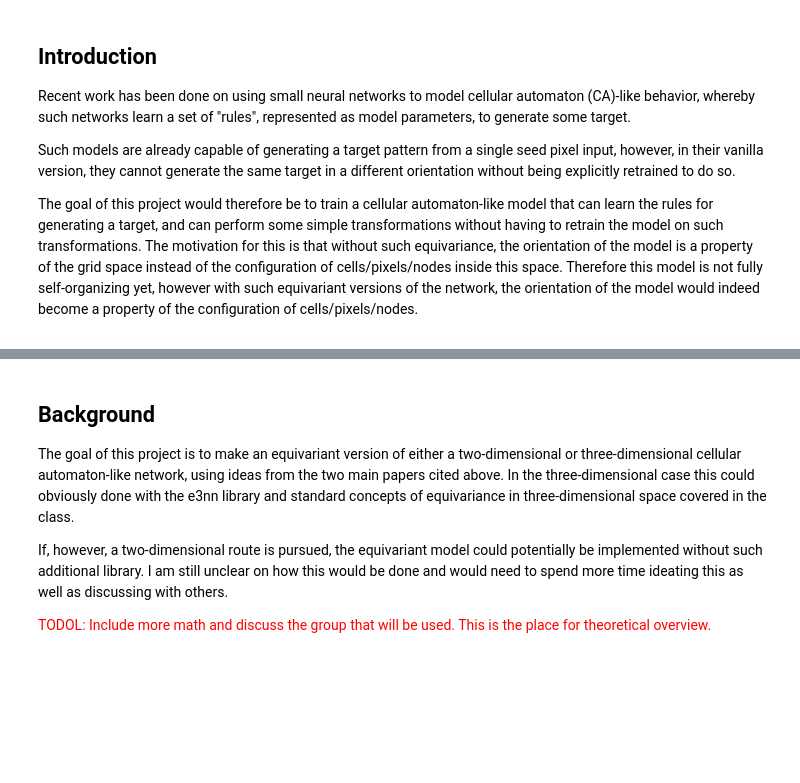
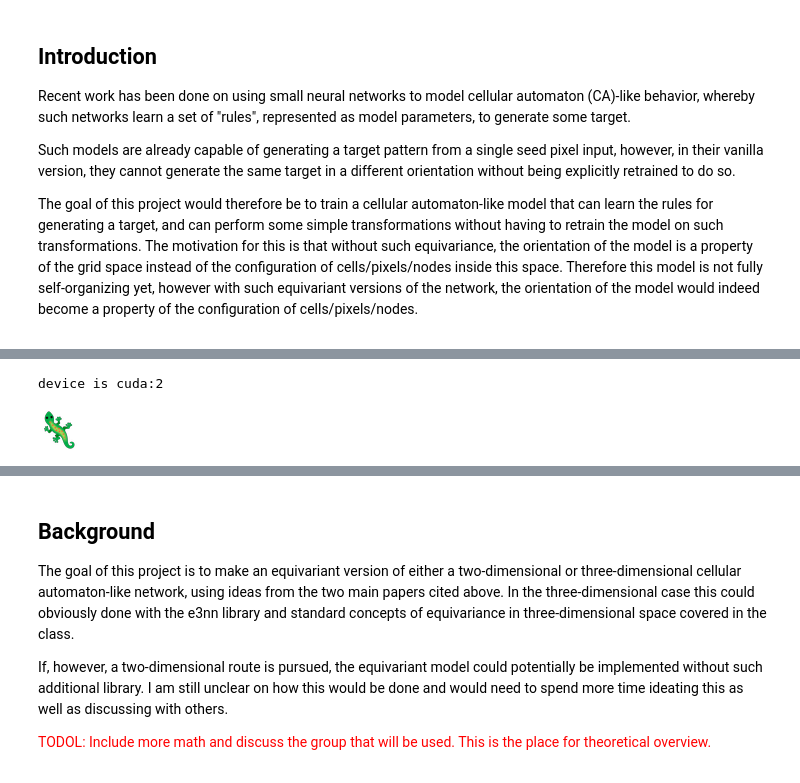
Before and after one commit to Radevsi/cellular-automata, a Jupyter notebook: symmetry/computational_essay/submission.ipynb, the cells around one changed output, grey strips where cells are left out. Saved outputs shown, nothing was run; the diff lists cells and outputs as text; code cells hidden in the pictures; blank space fills up the shorter version.

```diff
--- a/symmetry/computational_essay/submission.ipynb
+++ b/symmetry/computational_essay/submission.ipynb
@@ -21,0 +57,55 @@ A <a href="https://proceedings.neurips.cc/paper/2021/hash/af87f7cdcda223c41c3f3e
+# %%
+import os
+os.environ['FFMPEG_BINARY'] = 'ffmpeg'
+
+# PyTorch dependencies
+import torch
+import torch.nn as nn
+import torch.nn.functional as F
+
+# Equivariant library
+import e2cnn
+from e2cnn import gspaces
+
+# Other dependencies
+import numpy as np
+import matplotlib.pyplot as plt
+import tqdm
+import math
+import PIL.Image, PIL.ImageDraw
+import time
+
+# Notebook dependencies
+from IPython.display import clear_output, Image
+
+# Import necessary functions from personal utils file
+from utils import *
+
+# For file reloading (remove before submission)
+import importlib
+import sys
+importlib.reload(sys.modules['utils'])
+from utils import *
+
+# Get access to GPU
+device_id = 2
+device = torch.device(f'cuda:{device_id}' if torch.cuda.is_available() else 'cpu')
+print('device is {}'.format(device))
+
+## Global parameters used throughout
+CHANNEL_N = 16
+TARGET_PADDING = 16
+BATCH_SIZE = 8
+POOL_SIZE = 1024
+CELL_FIRE_RATE = 0.5
+
+TARGET_EMOJI = "🦎"
+
+USE_PATTERN_POOL = True # set in "persistent" mode
+
+# Load and imshow the target image
+target_img = load_emoji(TARGET_EMOJI)
+imshow(target_img)
+# %% [output]
+device is cuda:2
+[figure, added]
```
Also changed, not shown: parts of 24 cells of this notebook, 31 other files.
